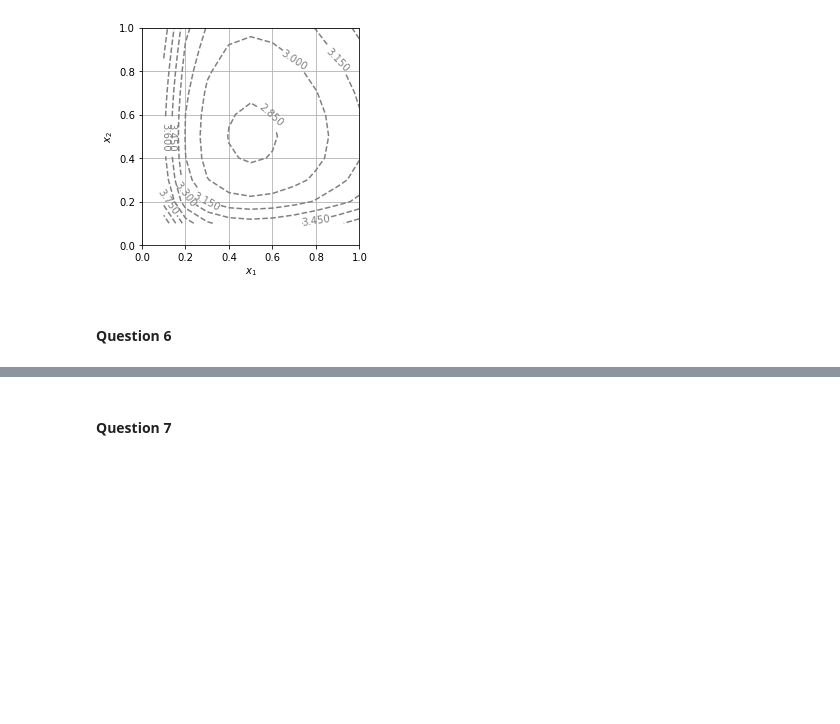
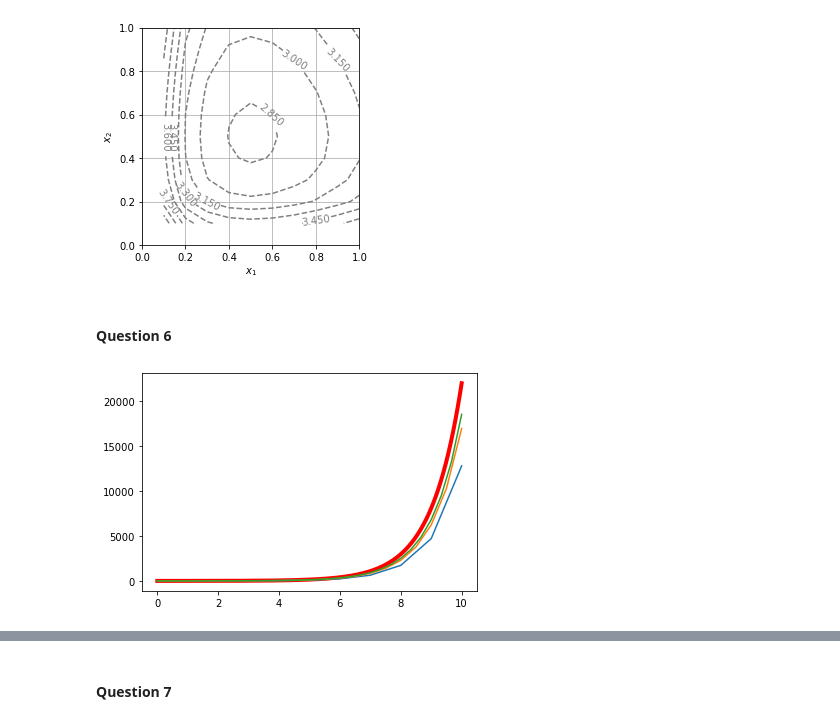
Before and after one commit to CarolineJeandat/projet_numerique_2, a Jupyter notebook: LotkaVolterra.ipynb, the cells around one changed output, grey strips where cells are left out. Saved outputs shown, nothing was run; the diff lists cells and outputs as text; code cells hidden in the pictures; blank space fills up the shorter version.

```diff
--- a/LotkaVolterra.ipynb
+++ b/LotkaVolterra.ipynb
@@ -158,0 +160,12 @@ def solve_euler_explicit(f, x0, dt, t0, tf):
+# %%
+def test(x,t):
+    return np.exp(x)
+tr = np.linspace(0,10,500)
+xr = np.exp(tr)
+plt.plot(tr,xr, color='red',linewidth=4)
+
+for i in range(1,4):
+    t, x = solve_euler_explicit(test,0,1/i,0,10)
+    plt.plot(t,x)
+# %% [output]
+[figure, added]
```
Also changed, not shown: parts of 9 cells of this notebook.
